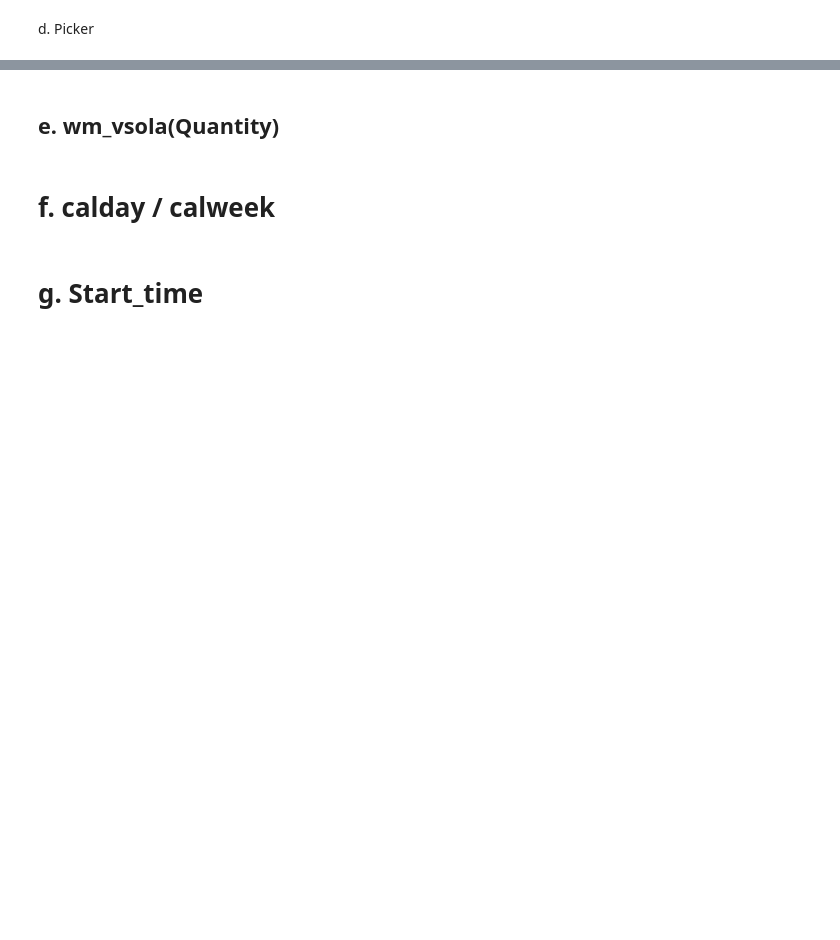
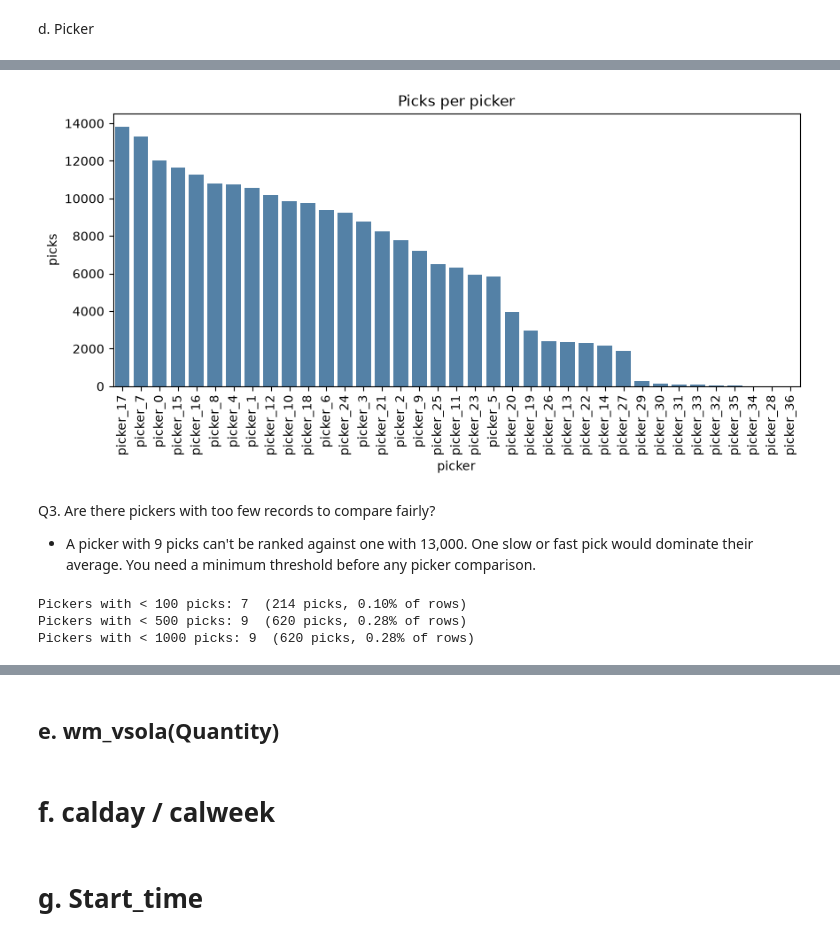
Before and after one commit to sunitapalubanjar/warehouse-efficiency-optimization, a Jupyter notebook: scripts/python/01_data_cleaning.ipynb, the cells around one changed output, grey strips where cells are left out. Cells and saved outputs as stored; diff of their text form; code cells hidden in the pictures; blank space fills up the shorter version.

```diff
--- a/scripts/python/01_data_cleaning.ipynb
+++ b/scripts/python/01_data_cleaning.ipynb
@@ -300,0 +484,11 @@ d. Picker
+# %%
+pickers = logistics_df.groupby('picker').agg(
+    picks=('product_id', 'count'),
+    days_active=('calday', 'nunique'),
+    collis=('collli_id', 'nunique')
+).sort_values('picks', ascending=False)
+
+pickers['picks_per_day'] = (pickers['picks'] / pickers['days_active']).round(0)
+
+print(pickers['picks'].describe())
+pickers
@@ -300,0 +523,21 @@ d. Picker
+# %%
+plt.figure(figsize=(10, 4))
+sns.barplot(x=pickers.index, y=pickers['picks'], color='steelblue')
+plt.xticks(rotation=90)
+plt.title('Picks per picker')
+plt.show()
+# %% [output]
+[figure, added]
+# %% [markdown]
+Q3. Are there pickers with too few records to compare fairly?
+
+- A picker with 9 picks can't be ranked against one with 13,000. One slow or fast pick would dominate their average. You need a minimum threshold before any picker comparison.
+# %%
+for threshold in [100, 500, 1000]:
+    below = pickers[pickers['picks'] < threshold]
+    print(f'Pickers with < {threshold} picks: {len(below)}  '
+          f'({below["picks"].sum()} picks, {below["picks"].sum() / len(logistics_df):.2%} of rows)')
+# %% [output]
+Pickers with < 100 picks: 7  (214 picks, 0.10% of rows)
+Pickers with < 500 picks: 9  (620 picks, 0.28% of rows)
+Pickers with < 1000 picks: 9  (620 picks, 0.28% of rows)
```
Also changed, not shown: parts of 23 cells of this notebook, 1 other file.
